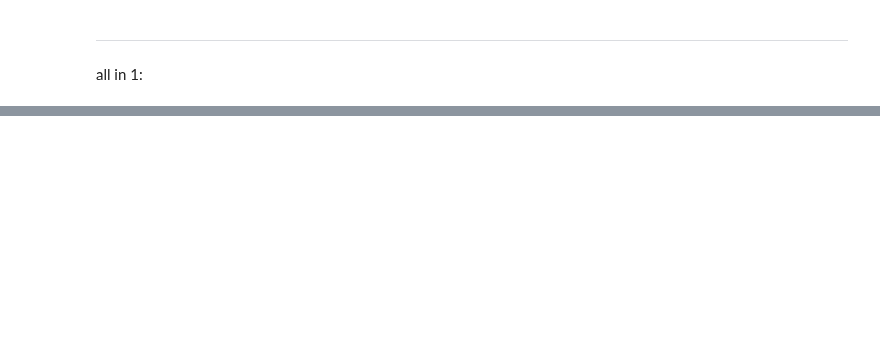
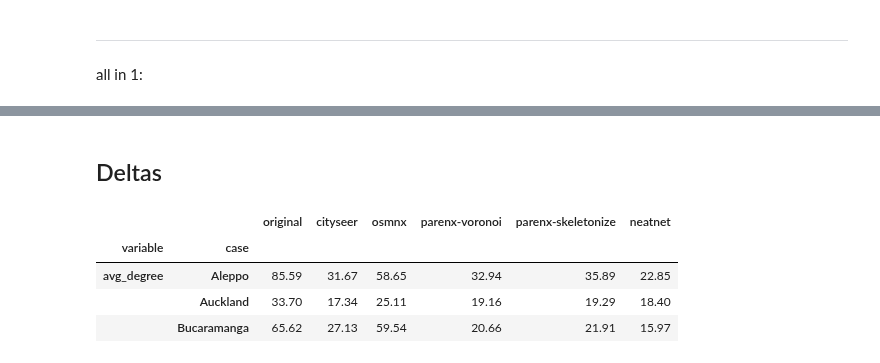
Before and after one commit to uscuni/simplification, a Jupyter notebook: notebooks/evaluation/statistical_comparison_viz.ipynb, the cells around one changed output, grey strips where cells are left out. Saved outputs shown, nothing was run; the diff lists cells and outputs as text; code cells hidden in the pictures; blank space fills up the shorter version.

```diff
--- a/notebooks/evaluation/statistical_comparison_viz.ipynb
+++ b/notebooks/evaluation/statistical_comparison_viz.ipynb
@@ -296,0 +122,12 @@ axs.flat[-1].remove()
+# %% [markdown]
+## Deltas
+# %%
+combined = pd.read_csv("combined_deltas.csv")
+combined = combined.set_index(["variable", "case"]).sort_index(level=0)
+combined.head(3)
+# %% [output]
+|  |  | original | cityseer | osmnx | parenx-voronoi | parenx-skeletonize | neatnet |
+| variable | case |  |  |  |  |  |  |
+| avg_degree | Aleppo | 85.59 | 31.67 | 58.65 | 32.94 | 35.89 | 22.85 |
+|  | Auckland | 33.70 | 17.34 | 25.11 | 19.16 | 19.29 | 18.40 |
+|  | Bucaramanga | 65.62 | 27.13 | 59.54 | 20.66 | 21.91 | 15.97 |
```
Also changed, not shown: parts of 14 cells of this notebook, 22 other files.
